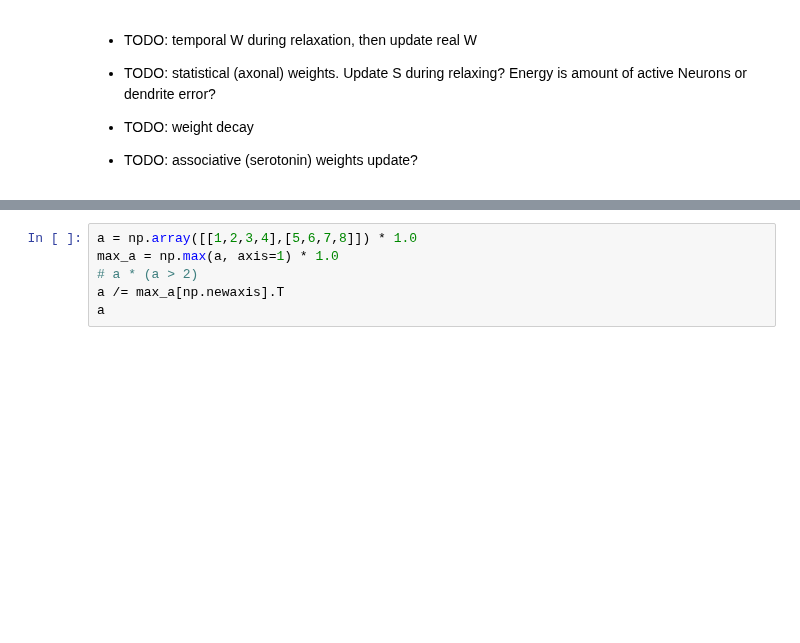
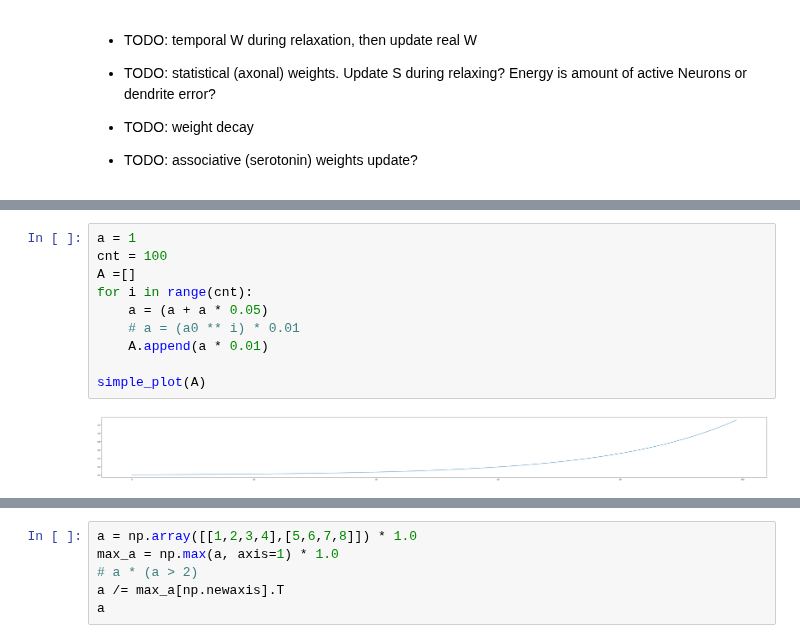
Before and after one commit to ivanoid768/bio_hebbian_with_neighbour_synapse_enforcement, a Jupyter notebook: relaxing_inhibition_resonance_synapses.ipynb, the cells around one changed output, grey strips where cells are left out. Drawn from its saved outputs; the diff is of its cells as text; blank space fills up the shorter version.

```diff
--- a/relaxing_inhibition_resonance_synapses.ipynb
+++ b/relaxing_inhibition_resonance_synapses.ipynb
@@ -291,3 +295,15 @@ S.shape=(784, 784) S.max()=1.0 S.min()=3.4204240129247166e-30 np.median(S)=0.178
+# %%
+a = 1
+cnt = 100
+A =[]
+for i in range(cnt):
+    a = (a + a * 0.05)
+    # a = (a0 ** i) * 0.01
+    A.append(a * 0.01)
+
+simple_plot(A)
+# %% [output]
+[figure, added]
 # %%
 print(f'{CP[-1]=}')
 simple_plot(T=CP)
```
Also changed, not shown: parts of 7 cells of this notebook.
